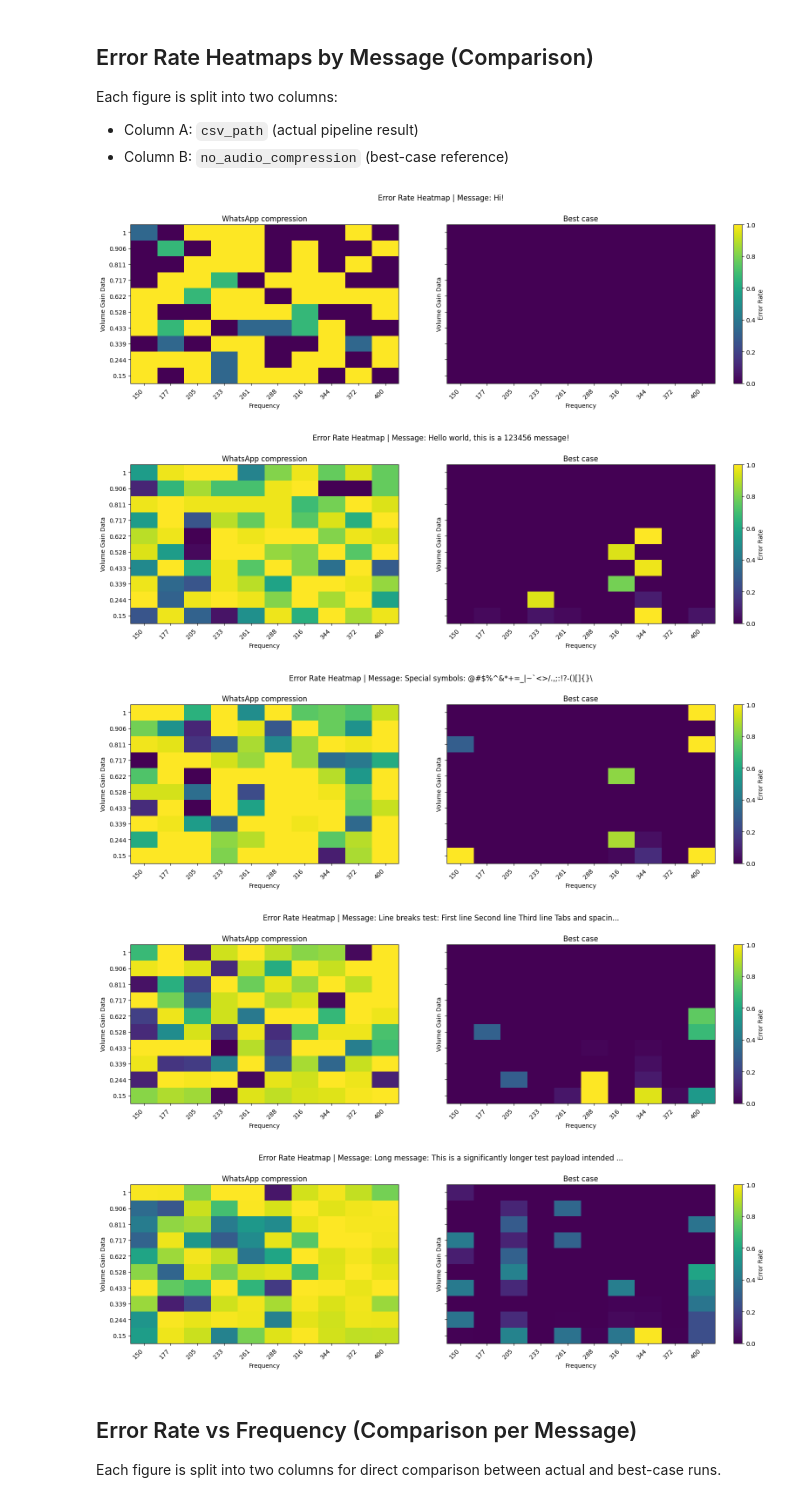
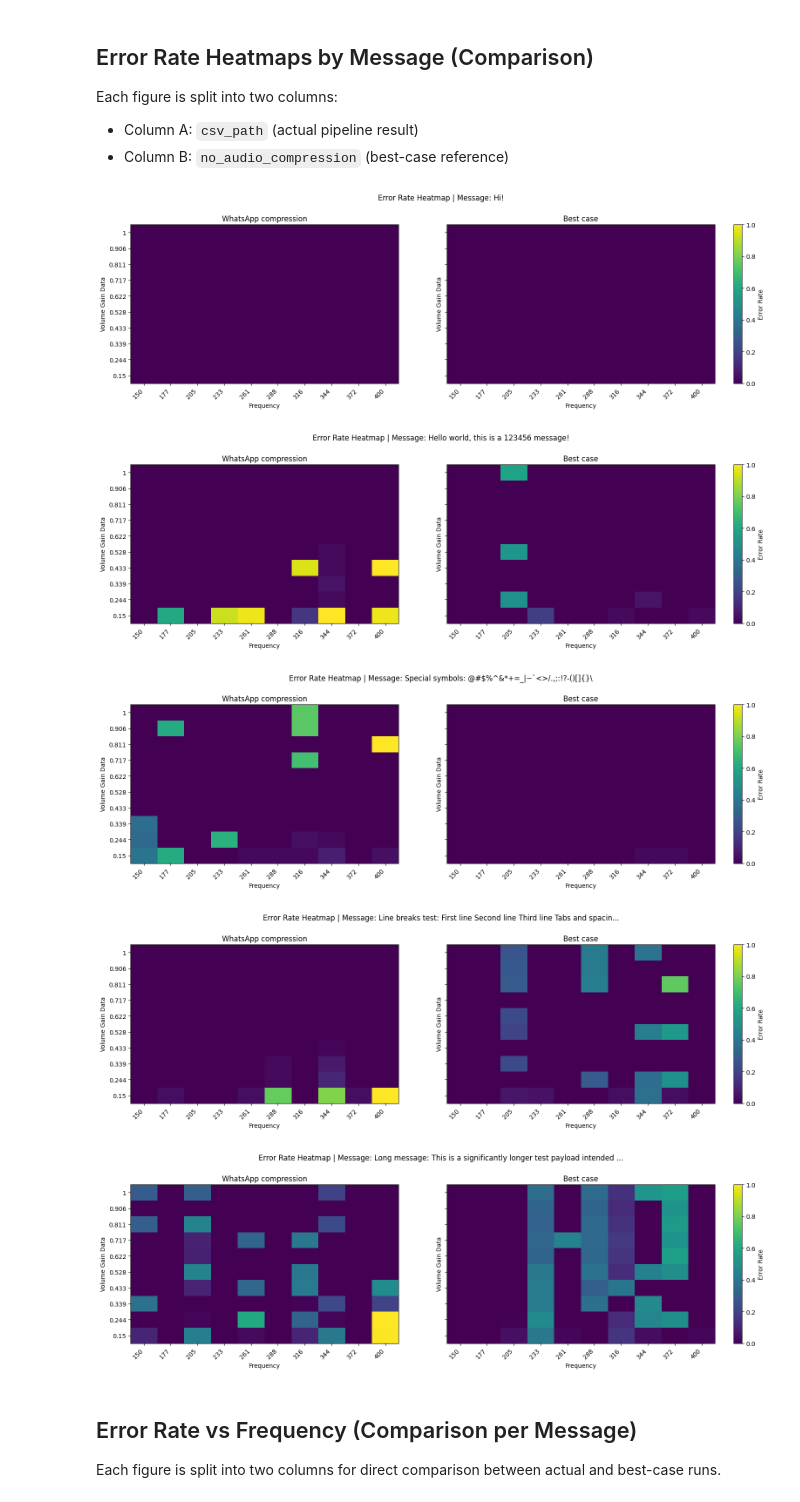
Before and after one commit to forcellatofrancesco/audio_steganography, a Jupyter notebook: src/plots/260418_results.ipynb, the cells around one changed output. Cells and saved outputs as stored; diff of their text form; code cells hidden in the pictures.

```diff
--- a/src/plots/260418_results.ipynb
+++ b/src/plots/260418_results.ipynb
@@ -5,18 +5,26 @@ import pandas as pd
 import matplotlib.pyplot as plt
 from pathlib import Path
 
-csv_path = Path("../../output/decoded.csv")
-no_audio_compression = Path("../../output/encode_decode_no_wa.csv")
+paths = {
+    "decoded": Path("../../output/decoded.csv"),
+    "decoded_backup": Path("../../output/decoded.csv.bak"),
+    "decoded_no_wa": Path("../../output/encode_decode_no_wa.csv"),
+    "decoded_no_wa_backup": Path("../../output/encode_decode_no_wa.csv.bak"),
+}
 
-df_actual = pd.read_csv(csv_path)
-df_best = pd.read_csv(no_audio_compression)
+df_first = pd.read_csv(
+    paths["decoded_no_wa_backup"],
+)
+df_second = pd.read_csv(
+    paths["decoded_no_wa"],
+)
 # %% [markdown]
 In this set, `volume_noise` is fixed at `0.01`.
 Each message is evaluated across combinations of `frequency` and `volume_gain_data`.
 The plots below fix one message at a time to show how frequency and data volume affect error rate.
 The test messages are the following:
 # %%
-messages = df_actual["message"].unique()
+messages = df_first["message"].unique()
 for message in messages:
     print(f"{repr(message)}")
 # %% [output]
@@ -411,17 +419,17 @@ Each figure is split into two columns:
 - Column B: `no_audio_compression` (best-case reference)
 # %%
 plot_error_rate_heatmaps_by_message_comparison(
-    df_actual,
-    df_best,
+    df_first,
+    df_second,
     label_a="WhatsApp compression",
     label_b="Best case",
 )
 # %% [output]
-[figure, old version]
+[figure, new version]
-[figure, old version]
+[figure, new version]
-[figure, old version]
+[figure, new version]
-[figure, old version]
+[figure, new version]
-[figure, old version]
+[figure, new version]
 # %% [markdown]
 ## Error Rate vs Frequency (Comparison per Message)
 Each figure is split into two columns for direct comparison between actual and best-case runs.
```
Also changed, not shown: parts of 3 cells of this notebook, 1 other file.
